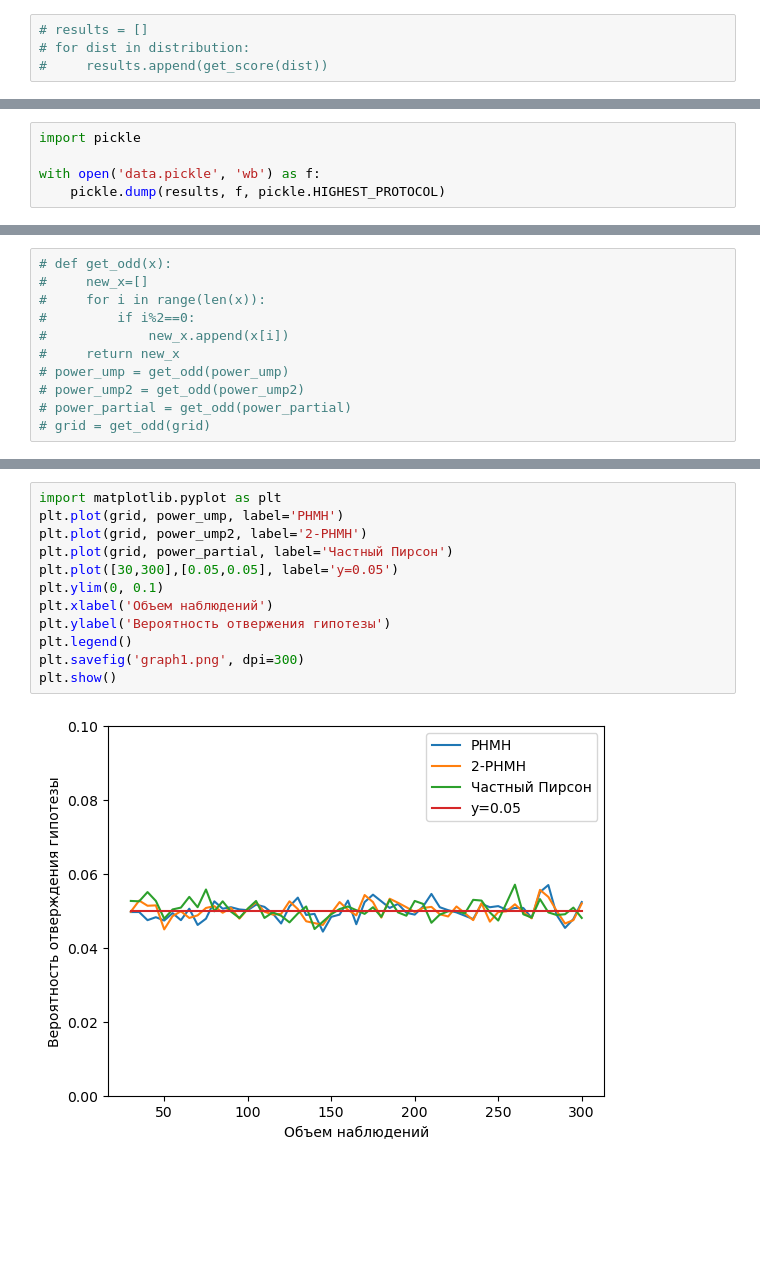
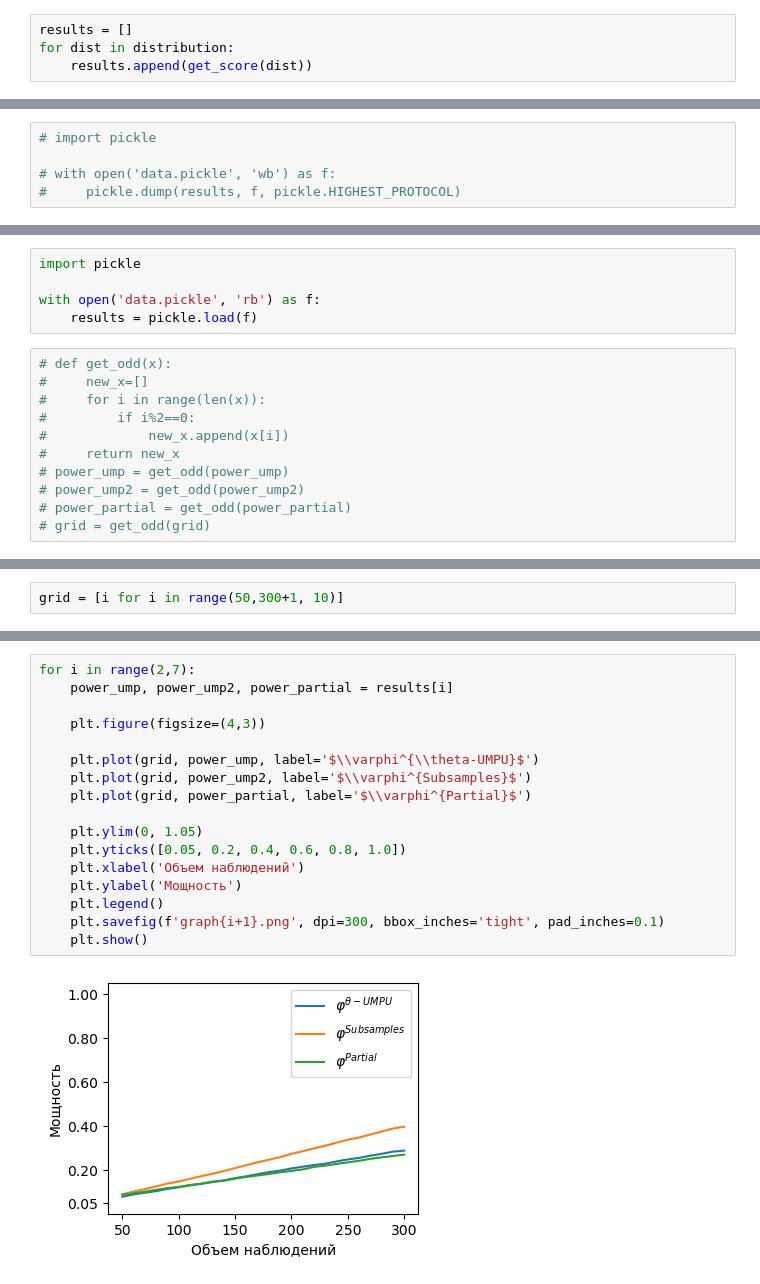
Before and after one commit to antonov1lya/diploma, a Jupyter notebook: code/testing.ipynb, the cells around one changed output, grey strips where cells are left out. Drawn from its saved outputs; the diff is of its cells as text; blank space fills up the shorter version.

```diff
--- a/code/testing.ipynb
+++ b/code/testing.ipynb
@@ -77,6 +104,6 @@ def get_score(dist):
         print('GG')
   return (power_ump, power_ump2, power_partial)
 # %%
-# results = []
-# for dist in distribution:
-#     results.append(get_score(dist))
+results = []
+for dist in distribution:
+    results.append(get_score(dist))
@@ -96,5 +110,5 @@ results.append((power_ump,power_ump2,power_partial))
 # %%
-import pickle
+# import pickle
 
-with open('data.pickle', 'wb') as f:
-    pickle.dump(results, f, pickle.HIGHEST_PROTOCOL)
+# with open('data.pickle', 'wb') as f:
+#     pickle.dump(results, f, pickle.HIGHEST_PROTOCOL)
@@ -104,3 +115,8 @@ power_ump,power_ump2,power_partial=results[0]
+# %%
+import pickle
+
+with open('data.pickle', 'rb') as f:
+    results = pickle.load(f)
 # %%
 # def get_odd(x):
 #     new_x=[]
@@ -114,0 +133,2 @@ power_ump,power_ump2,power_partial=results[0]
+# %%
+grid = [i for i in range(50,300+1, 10)]
@@ -115,14 +168,19 @@ power_ump,power_ump2,power_partial=results[0]
 # %%
-import matplotlib.pyplot as plt
-plt.plot(grid, power_ump, label='РНМН')
-plt.plot(grid, power_ump2, label='2-РНМН')
-plt.plot(grid, power_partial, label='Частный Пирсон')
-plt.plot([30,300],[0.05,0.05], label='y=0.05')
-plt.ylim(0, 0.1)
-plt.xlabel('Объем наблюдений')
-plt.ylabel('Вероятность отвержения гипотезы')
-plt.legend()
-plt.savefig('graph1.png', dpi=300)
-plt.show()
+for i in range(2,7):
+    power_ump, power_ump2, power_partial = results[i]
+
+    plt.figure(figsize=(4,3))
+
+    plt.plot(grid, power_ump, label='$\\varphi^{\\theta-UMPU}$')
+    plt.plot(grid, power_ump2, label='$\\varphi^{Subsamples}$')
+    plt.plot(grid, power_partial, label='$\\varphi^{Partial}$')
+
+    plt.ylim(0, 1.05)
+    plt.yticks([0.05, 0.2, 0.4, 0.6, 0.8, 1.0])
+    plt.xlabel('Объем наблюдений')
+    plt.ylabel('Мощность')
+    plt.legend()
+    plt.savefig(f'graph{i+1}.png', dpi=300, bbox_inches='tight', pad_inches=0.1)
+    plt.show()
 # %% [output]
-[figure, old version]
+[figure, new version]
```
Also changed, not shown: parts of 8 cells of this notebook, 19 other files.
